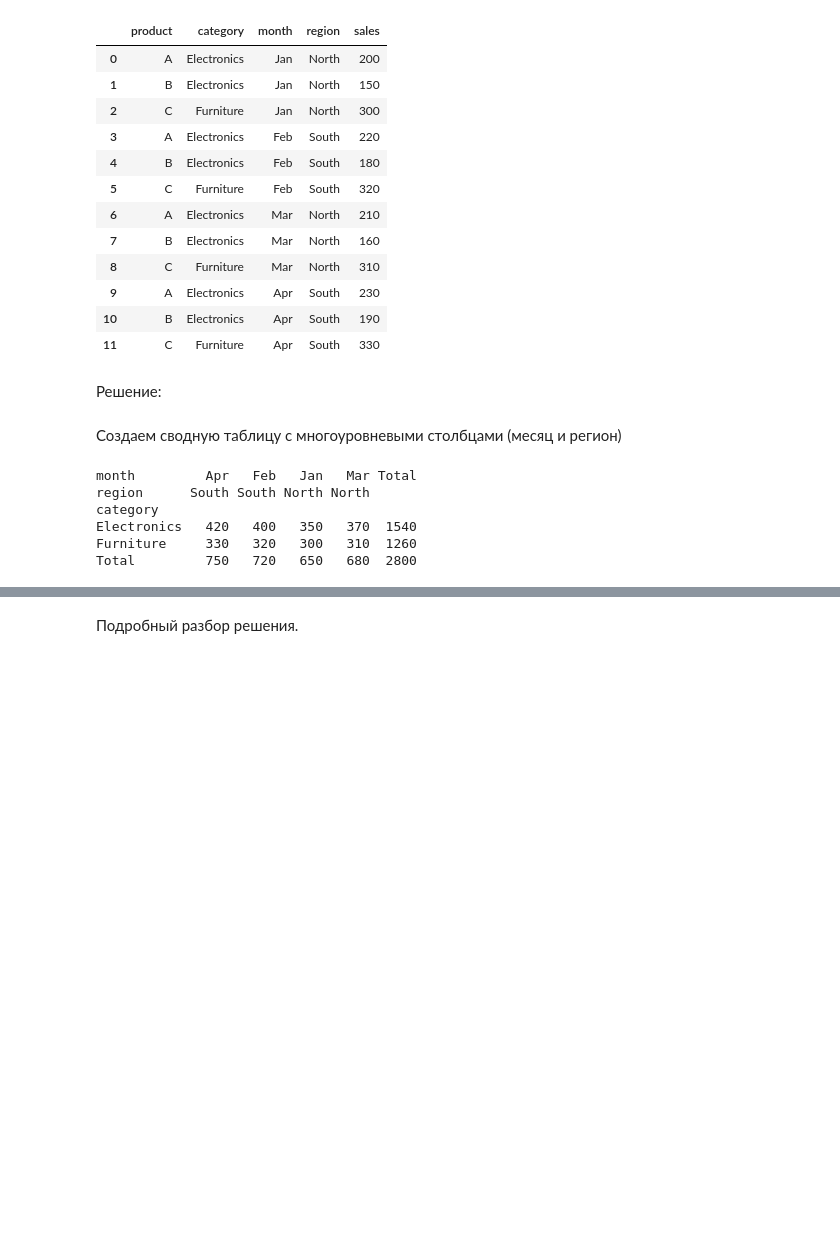
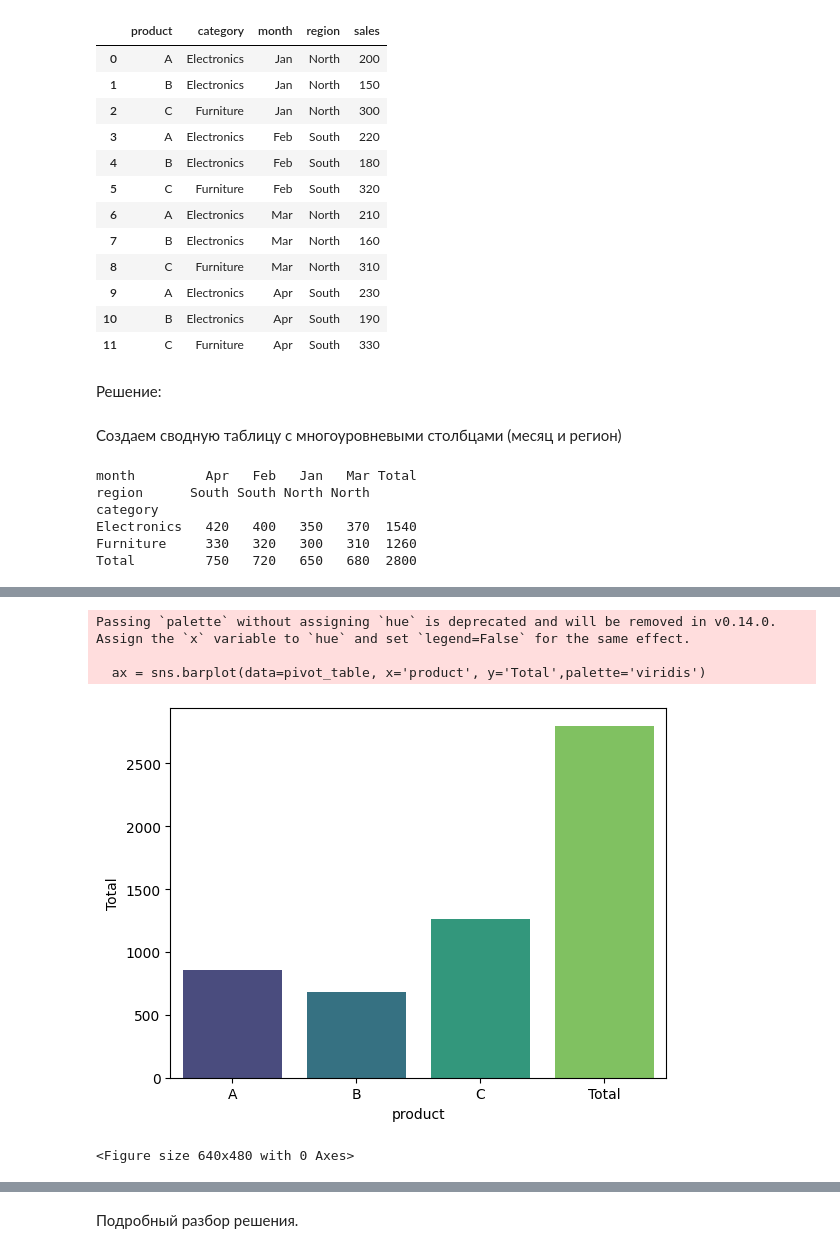
Before and after one commit to 88alexinho/analyzing_tasks_from_interviews, a Jupyter notebook: ex_file.ipynb, the cells around one changed output, grey strips where cells are left out. Saved outputs shown, nothing was run; the diff lists cells and outputs as text; code cells hidden in the pictures; blank space fills up the shorter version.

Commit message:
add solution of 7 task and add graphs for 2 tasks

```diff
--- a/ex_file.ipynb
+++ b/ex_file.ipynb
@@ -78,3 +78,16 @@ category
 Electronics   420   400   350   370  1540
 Furniture     330   320   300   310  1260
 Total         750   720   650   680  2800
+# %%
+pivot_table = pd.pivot_table(
+    df,
+    values='sales',
+    index='product',
+    columns=['month', 'region'],
+    aggfunc='sum',
+    fill_value=0,
+    margins=True,          # Добавляет итоговые суммы по строкам и столбцам
+    margins_name='Total'   # Имя для итоговых сумм
+)
+
+print(pivot_table)
@@ -80,0 +102,10 @@ Total         750   720   650   680  2800
+# %%
+ax = sns.barplot(data=pivot_table, x='product', y='Total',palette='viridis')
+plt.show()
+sns.despine()
+# %% [output]
+Passing `palette` without assigning `hue` is deprecated and will be removed in v0.14.0. Assign the `x` variable to `hue` and set `legend=False` for the same effect.
+
+  ax = sns.barplot(data=pivot_table, x='product', y='Total',palette='viridis')
+[figure, added]
+<Figure size 640x480 with 0 Axes>
```
Also changed, not shown: parts of 10 cells of this notebook.
